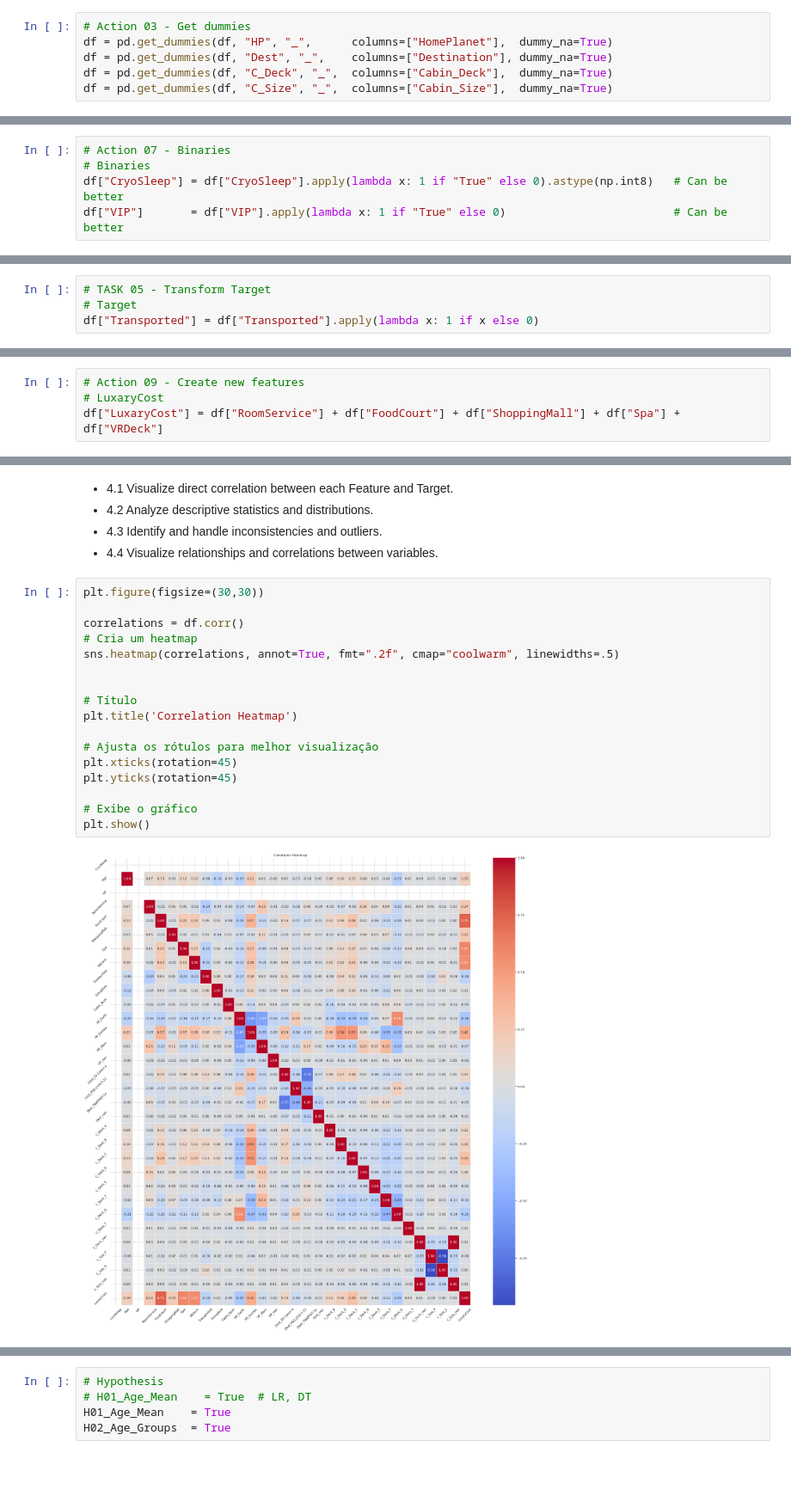
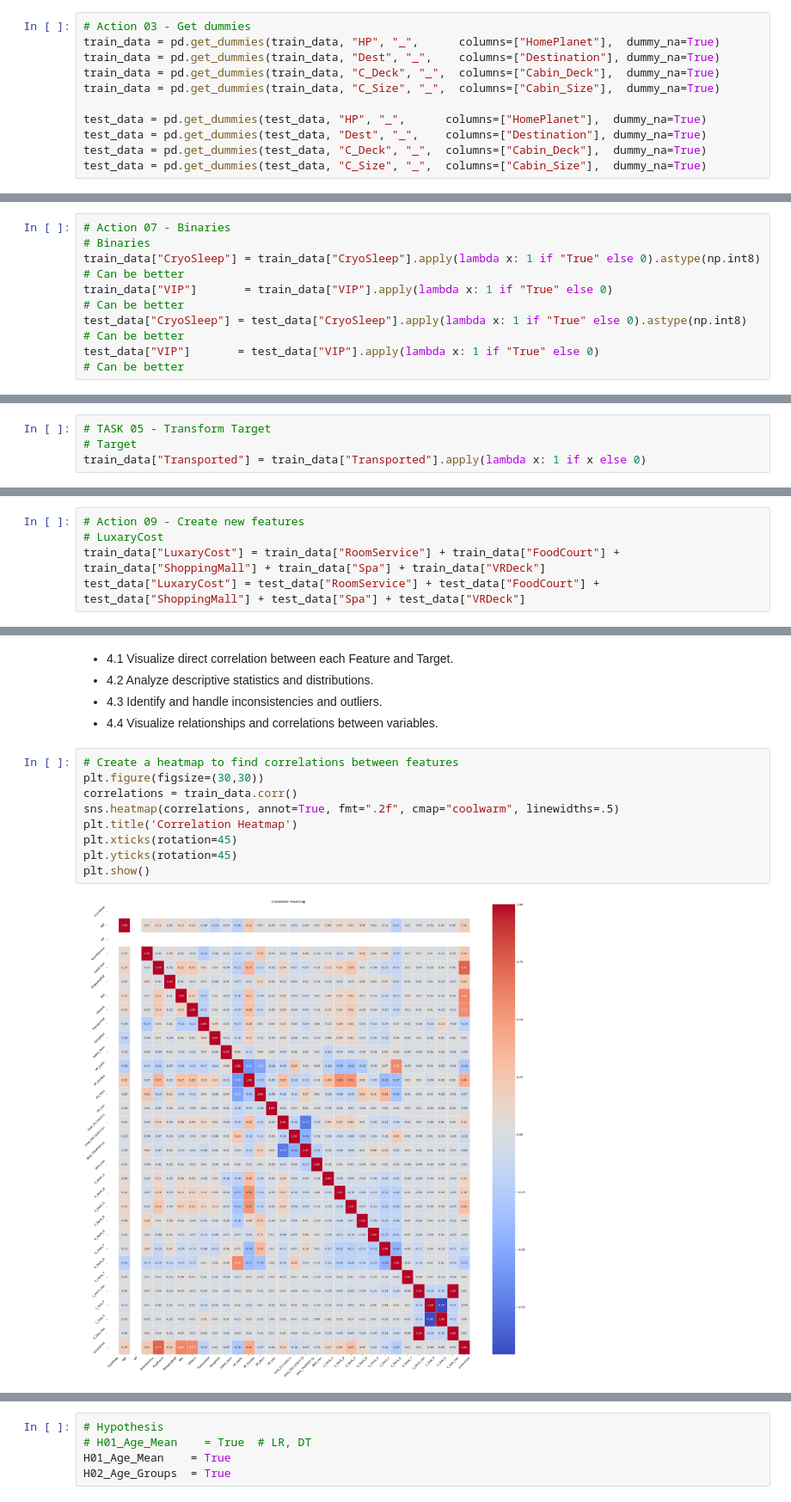
Before and after one commit to felipedepauli/challenges, a Jupyter notebook: 02_spaceship/program_v2.ipynb, the cells around one changed output, grey strips where cells are left out. Shown at 86% size. Cells and saved outputs as stored; diff of their text form; blank space fills up the shorter version.

```diff
--- a/02_spaceship/program_v2.ipynb
+++ b/02_spaceship/program_v2.ipynb
@@ -245,8 +261,13 @@ df.drop(["Name", "Surname"], axis=1, inplace=True)
 ### Dummies
 # %%
 # Action 03 - Get dummies
-df = pd.get_dummies(df, "HP", "_",      columns=["HomePlanet"],  dummy_na=True)
-df = pd.get_dummies(df, "Dest", "_",    columns=["Destination"], dummy_na=True)
-df = pd.get_dummies(df, "C_Deck", "_",  columns=["Cabin_Deck"],  dummy_na=True)
-df = pd.get_dummies(df, "C_Size", "_",  columns=["Cabin_Size"],  dummy_na=True)
+train_data = pd.get_dummies(train_data, "HP", "_",      columns=["HomePlanet"],  dummy_na=True)
+train_data = pd.get_dummies(train_data, "Dest", "_",    columns=["Destination"], dummy_na=True)
+train_data = pd.get_dummies(train_data, "C_Deck", "_",  columns=["Cabin_Deck"],  dummy_na=True)
+train_data = pd.get_dummies(train_data, "C_Size", "_",  columns=["Cabin_Size"],  dummy_na=True)
+
+test_data = pd.get_dummies(test_data, "HP", "_",      columns=["HomePlanet"],  dummy_na=True)
+test_data = pd.get_dummies(test_data, "Dest", "_",    columns=["Destination"], dummy_na=True)
+test_data = pd.get_dummies(test_data, "C_Deck", "_",  columns=["Cabin_Deck"],  dummy_na=True)
+test_data = pd.get_dummies(test_data, "C_Size", "_",  columns=["Cabin_Size"],  dummy_na=True)
 # %%
@@ -264,6 +285,8 @@ df.head()
 # %%
 # Action 07 - Binaries
 # Binaries
-df["CryoSleep"] = df["CryoSleep"].apply(lambda x: 1 if "True" else 0).astype(np.int8)   # Can be better
-df["VIP"]       = df["VIP"].apply(lambda x: 1 if "True" else 0)                         # Can be better
+train_data["CryoSleep"] = train_data["CryoSleep"].apply(lambda x: 1 if "True" else 0).astype(np.int8)   # Can be better
+train_data["VIP"]       = train_data["VIP"].apply(lambda x: 1 if "True" else 0)                         # Can be better
+test_data["CryoSleep"] = test_data["CryoSleep"].apply(lambda x: 1 if "True" else 0).astype(np.int8)   # Can be better
+test_data["VIP"]       = test_data["VIP"].apply(lambda x: 1 if "True" else 0)                         # Can be better
 # %%
@@ -289,11 +312,12 @@ memory usage: 806.6+ KB
 # %%
 # TASK 05 - Transform Target
 # Target
-df["Transported"] = df["Transported"].apply(lambda x: 1 if x else 0)
+train_data["Transported"] = train_data["Transported"].apply(lambda x: 1 if x else 0)
 # %% [markdown]
 ### New
 # %%
 # Action 09 - Create new features
 # LuxaryCost
-df["LuxaryCost"] = df["RoomService"] + df["FoodCourt"] + df["ShoppingMall"] + df["Spa"] + df["VRDeck"]
+train_data["LuxaryCost"] = train_data["RoomService"] + train_data["FoodCourt"] + train_data["ShoppingMall"] + train_data["Spa"] + train_data["VRDeck"]
+test_data["LuxaryCost"] = test_data["RoomService"] + test_data["FoodCourt"] + test_data["ShoppingMall"] + test_data["Spa"] + test_data["VRDeck"]
 # %%
@@ -364,22 +388,14 @@ memory usage: 933.9+ KB
 - 4.3 Identify and handle inconsistencies and outliers.
 - 4.4 Visualize relationships and correlations between variables.
 # %%
+# Create a heatmap to find correlations between features
 plt.figure(figsize=(30,30))
-
-correlations = df.corr()
-# Cria um heatmap
+correlations = train_data.corr()
 sns.heatmap(correlations, annot=True, fmt=".2f", cmap="coolwarm", linewidths=.5)
-
-
-# Título
 plt.title('Correlation Heatmap')
-
-# Ajusta os rótulos para melhor visualização
 plt.xticks(rotation=45)
 plt.yticks(rotation=45)
-
-# Exibe o gráfico
 plt.show()
 # %% [output]
-[figure, old version]
+[figure, new version]
 # %% [markdown]
```
Also changed, not shown: parts of 66 cells of this notebook, 1 other file.
